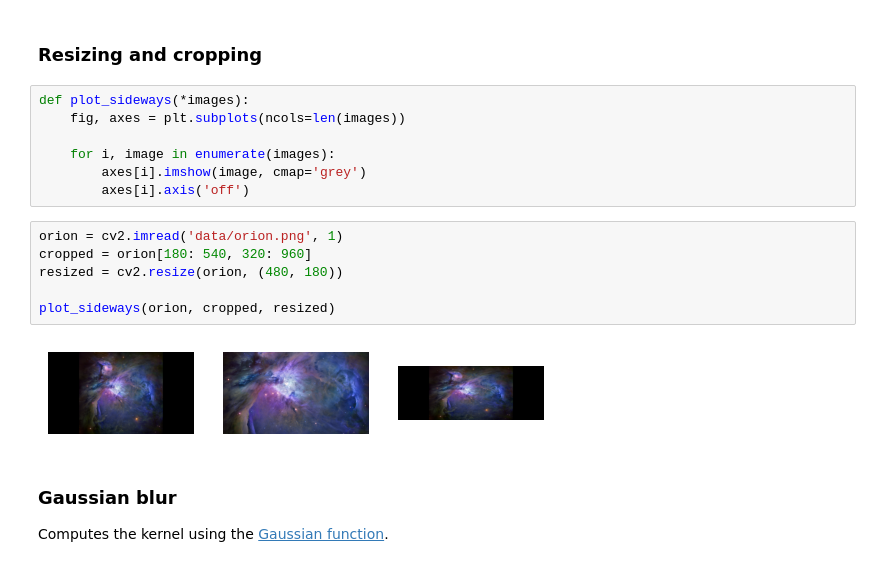
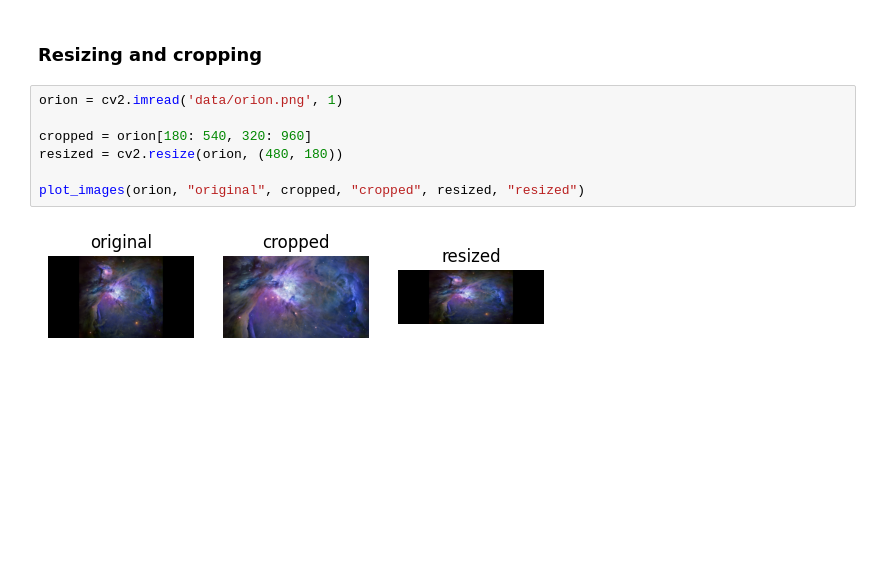
Before and after one commit to absurdusername/LabsSem5, a Jupyter notebook: CV/Lab03.ipynb, the cells around one changed output. Saved outputs shown, nothing was run; the diff lists cells and outputs as text; blank space fills up the shorter version.

```diff
--- a/CV/Lab03.ipynb
+++ b/CV/Lab03.ipynb
@@ -54,21 +84,11 @@ plot_sideways_with_histogram(img, matched)
 # %% [markdown]
 ### Resizing and cropping
-# %%
-def plot_sideways(*images):
-    fig, axes = plt.subplots(ncols=len(images))
-
-    for i, image in enumerate(images):
-        axes[i].imshow(image, cmap='grey')
-        axes[i].axis('off')
 # %%
 orion = cv2.imread('data/orion.png', 1)
+
 cropped = orion[180: 540, 320: 960]
 resized = cv2.resize(orion, (480, 180))
 
-plot_sideways(orion, cropped, resized)
+plot_images(orion, "original", cropped, "cropped", resized, "resized")
 # %% [output]
-[figure, old version]
+[figure, new version]
-# %% [markdown]
-### Gaussian blur
-
-Computes the kernel using the [Gaussian function](https://mathworld.wolfram.com/GaussianFunction.html).
```
Also changed, not shown: parts of 14 cells of this notebook.
